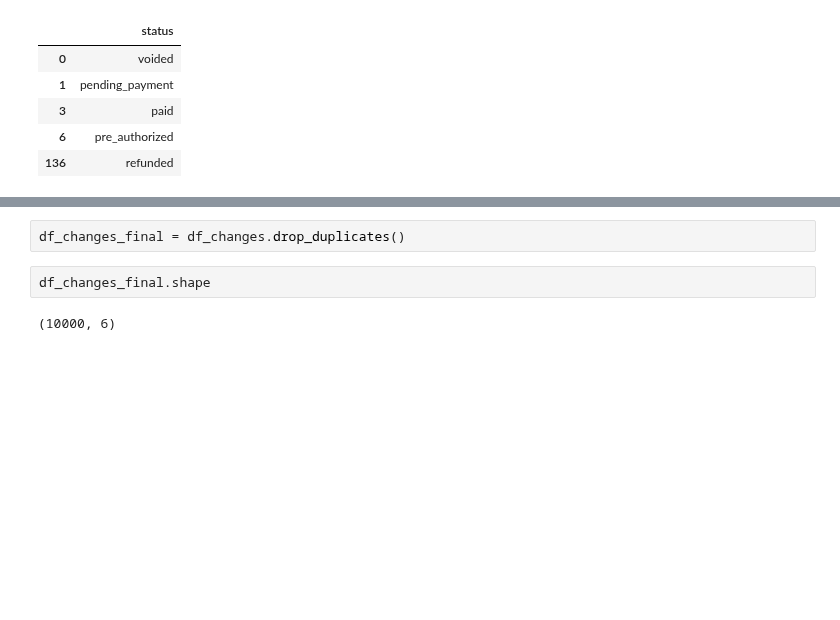
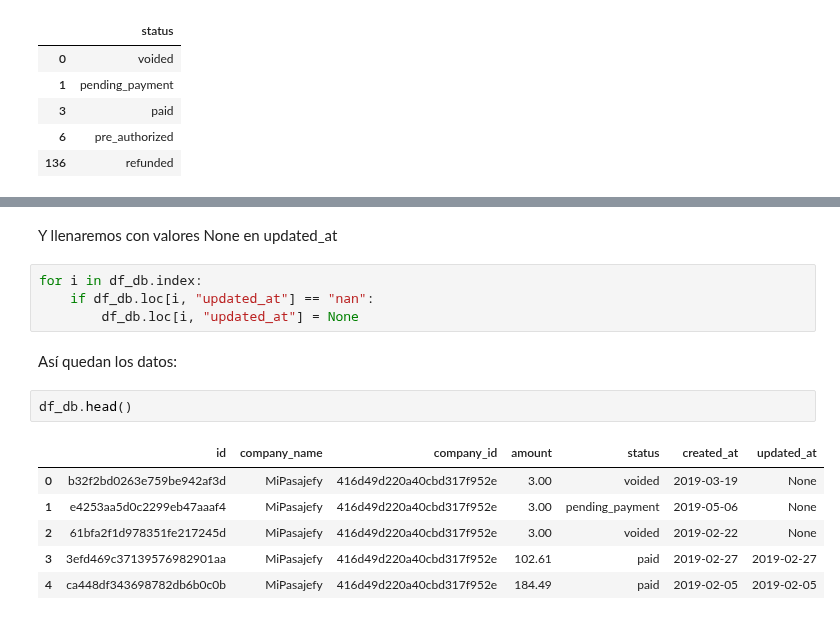
Before and after one commit to JohnRFK/TestApiPy, a Jupyter notebook: py-scripts/data-transformation.ipynb, the cells around one changed output, grey strips where cells are left out. Saved outputs shown, nothing was run; the diff lists cells and outputs as text; blank space fills up the shorter version.

Commit message:
Transformación y carga de datos a la DB

```diff
--- a/py-scripts/data-transformation.ipynb
+++ b/py-scripts/data-transformation.ipynb
@@ -236,6 +219,17 @@ Eliminaremos los posibles datos duplicados
-# %%
-df_changes_final = df_changes.drop_duplicates()
-# %%
-df_changes_final.shape
-# %% [output]
-(10000, 6)
+# %% [markdown]
+Y llenaremos con valores None en updated_at
+# %%
+for i in df_db.index:
+    if df_db.loc[i, "updated_at"] == "nan":
+        df_db.loc[i, "updated_at"] = None
+# %% [markdown]
+Así quedan los datos:
+# %%
+df_db.head()
+# %% [output]
+|  | id | company_name | company_id | amount | status | created_at | updated_at |
+| 0 | b32f2bd0263e759be942af3d | MiPasajefy | 416d49d220a40cbd317f952e | 3.00 | voided | 2019-03-19 | None |
+| 1 | e4253aa5d0c2299eb47aaaf4 | MiPasajefy | 416d49d220a40cbd317f952e | 3.00 | pending_payment | 2019-05-06 | None |
+| 2 | 61bfa2f1d978351fe217245d | MiPasajefy | 416d49d220a40cbd317f952e | 3.00 | voided | 2019-02-22 | None |
+| 3 | 3efd469c37139576982901aa | MiPasajefy | 416d49d220a40cbd317f952e | 102.61 | paid | 2019-02-27 | 2019-02-27 |
+| 4 | ca448df343698782db6b0c0b | MiPasajefy | 416d49d220a40cbd317f952e | 184.49 | paid | 2019-02-05 | 2019-02-05 |
```
Also changed, not shown: parts of 29 cells of this notebook, 1 other file.
